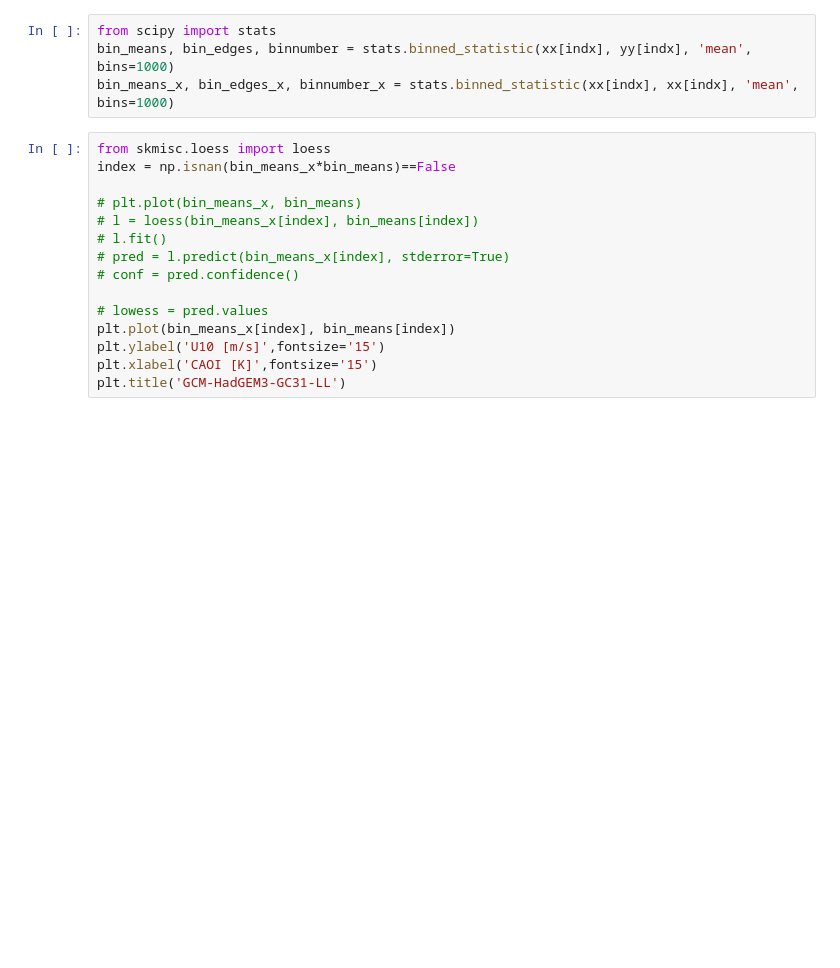
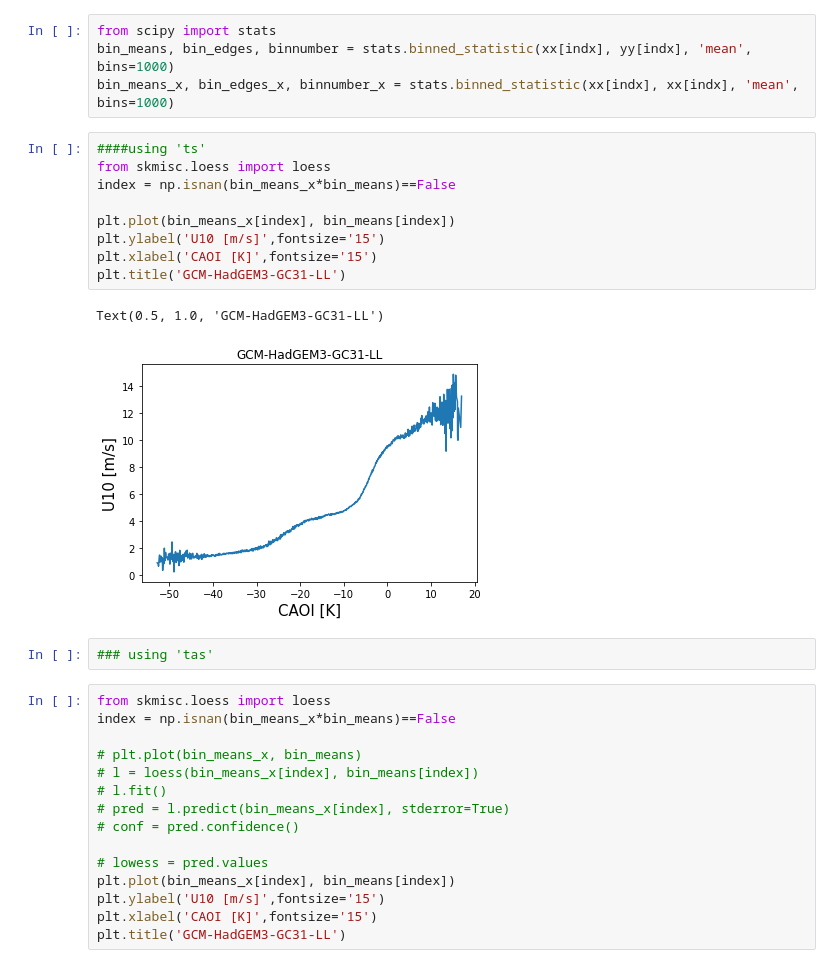
Before and after one commit to geethmaw/link, a Jupyter notebook: GCMwindVsM-daily.ipynb, the cells around one changed output. Cells and saved outputs as stored; diff of their text form; blank space fills up the shorter version.

```diff
--- a/GCMwindVsM-daily.ipynb
+++ b/GCMwindVsM-daily.ipynb
@@ -246,6 +233,20 @@ Text(0.5, 1.0, 'HadGEM3-GC31-LL : M PDF')
 from scipy import stats
 bin_means, bin_edges, binnumber = stats.binned_statistic(xx[indx], yy[indx], 'mean', bins=1000)
 bin_means_x, bin_edges_x, binnumber_x = stats.binned_statistic(xx[indx], xx[indx], 'mean', bins=1000)
+# %%
+####using 'ts'
+from skmisc.loess import loess
+index = np.isnan(bin_means_x*bin_means)==False
+
+plt.plot(bin_means_x[index], bin_means[index])
+plt.ylabel('U10 [m/s]',fontsize='15')
+plt.xlabel('CAOI [K]',fontsize='15')
+plt.title('GCM-HadGEM3-GC31-LL')
+# %% [output]
+Text(0.5, 1.0, 'GCM-HadGEM3-GC31-LL')
+[figure, added]
+# %%
+### using 'tas'
 # %%
 from skmisc.loess import loess
 index = np.isnan(bin_means_x*bin_means)==False
```
Also changed, not shown: parts of 13 cells of this notebook, 59 other files.
